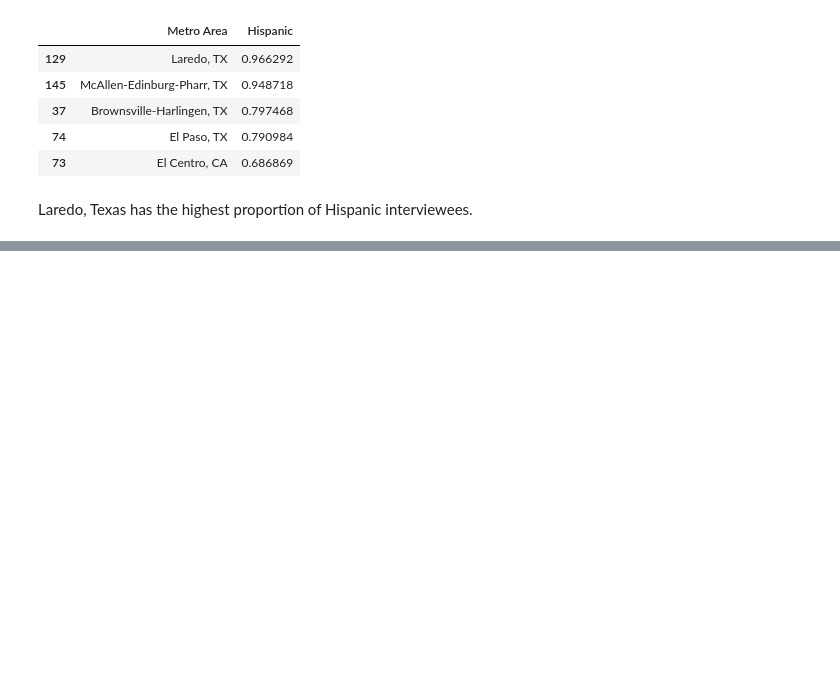
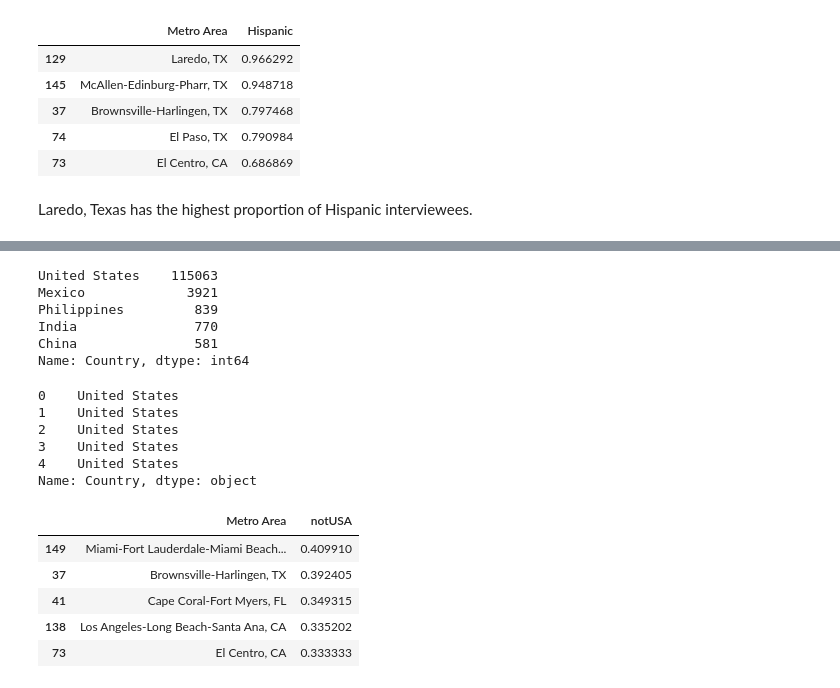
Before and after one commit to atheesh1998/Analytics-Edge, a Jupyter notebook: 1. EDA/4. Demographics & Employment in the US.ipynb, the cells around one changed output, grey strips where cells are left out. Drawn from its saved outputs; the diff is of its cells as text; code cells hidden in the pictures; blank space fills up the shorter version.

Commit message:
Country and metro area manipulation

```diff
--- a/1. EDA/4. Demographics & Employment in the US.ipynb
+++ b/1. EDA/4. Demographics & Employment in the US.ipynb
@@ -286,0 +307,30 @@ Laredo, Texas has the highest proportion of Hispanic interviewees.
+# %%
+cps['Country'].value_counts().head()
+# %% [output]
+United States    115063
+Mexico             3921
+Philippines         839
+India               770
+China               581
+Name: Country, dtype: int64
+# %%
+cps['Country'].dropna().head()
+# %% [output]
+0    United States
+1    United States
+2    United States
+3    United States
+4    United States
+Name: Country, dtype: object
+# %%
+cps.loc[cps['Country'] == 'United States', 'notUSA'] = 0
+cps.loc[cps['Country'] != 'United States', 'notUSA'] = 1
+u = cps.groupby(['Metro Area'])['notUSA'].mean().reset_index()
+u.sort_values('notUSA', ascending = False).head()
+# %% [output]
+|  | Metro Area | notUSA |
+| 149 | Miami-Fort Lauderdale-Miami Beach... | 0.409910 |
+| 37 | Brownsville-Harlingen, TX | 0.392405 |
+| 41 | Cape Coral-Fort Myers, FL | 0.349315 |
+| 138 | Los Angeles-Long Beach-Santa Ana, CA | 0.335202 |
+| 73 | El Centro, CA | 0.333333 |
```
Also changed, not shown: parts of 4 cells of this notebook.
